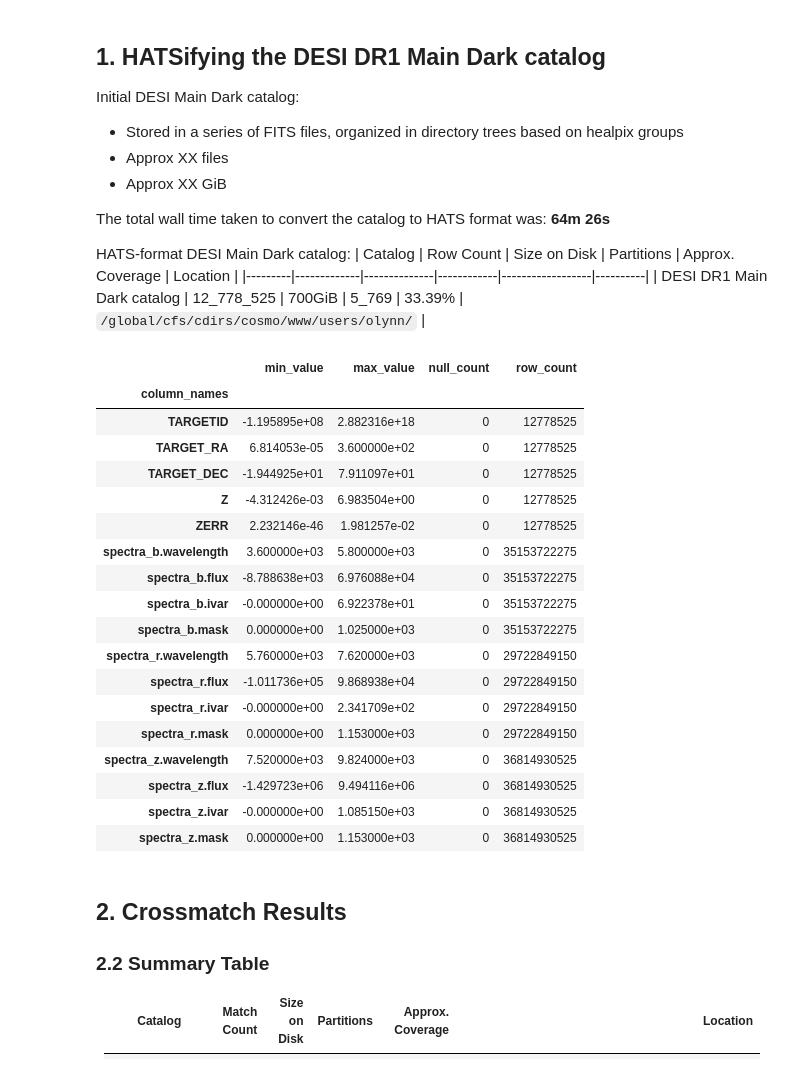
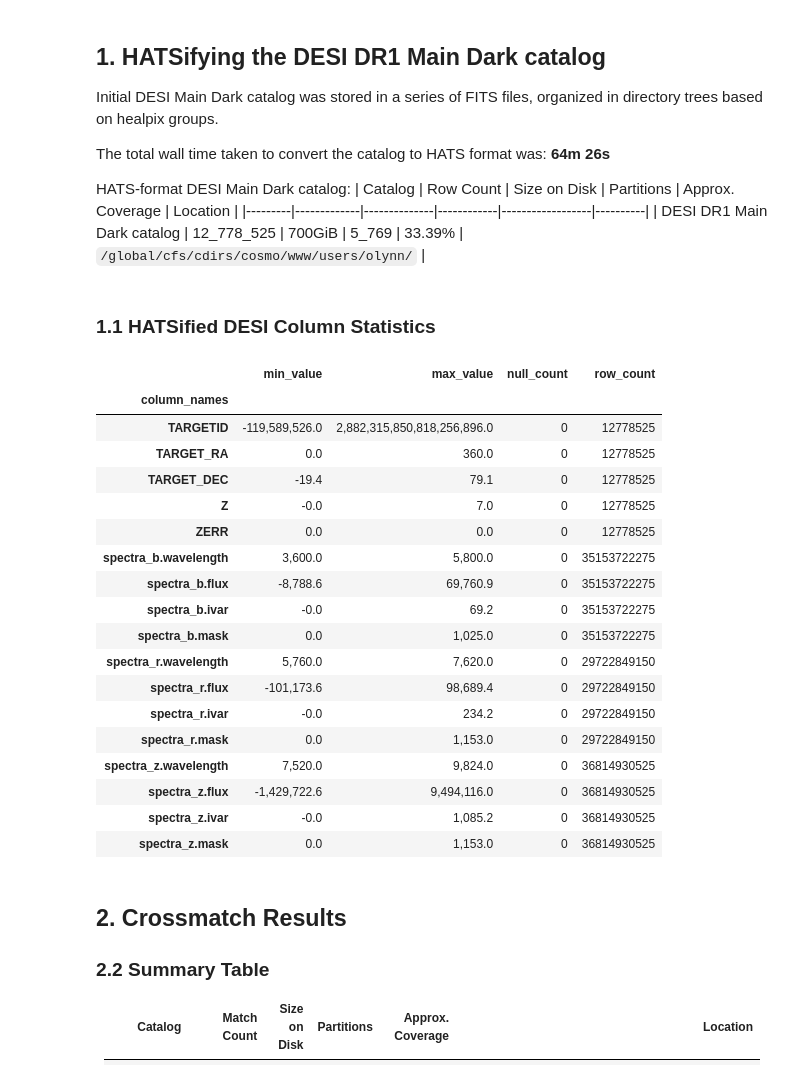
Before and after one commit to olivialynn/DESI-Crossmatch-Project, a Jupyter notebook: 06 - Final Summary/Final Summary.ipynb, the cells around one changed output. Saved outputs shown, nothing was run; the diff lists cells and outputs as text; code cells hidden in the pictures.

```diff
--- a/06 - Final Summary/Final Summary.ipynb
+++ b/06 - Final Summary/Final Summary.ipynb
@@ -17,10 +17,7 @@ In addition, we plot the magnitude distribution of the DESI x LSST DP2 object cr
 # %% [markdown]
 ## 1. HATSifying the DESI DR1 Main Dark catalog
 
-Initial DESI Main Dark catalog:
-- Stored in a series of FITS files, organized in directory trees based on healpix groups
-- Approx XX files
-- Approx XX GiB
+Initial DESI Main Dark catalog was stored in a series of FITS files, organized in directory trees based on healpix groups.
 
 The total wall time taken to convert the catalog to HATS format was: **64m 26s**
 
@@ -28,31 +25,37 @@ HATS-format DESI Main Dark catalog:
 | Catalog | Row Count | Size on Disk | Partitions | Approx. Coverage | Location |
 |---------|-------------|--------------|------------|------------------|----------|
 | DESI DR1 Main Dark catalog | 12_778_525 | 700GiB | 5_769 | 33.39% | `/global/cfs/cdirs/cosmo/www/users/olynn/` |
+# %% [markdown]
+### 1.1 HATSified DESI Column Statistics
 # %%
 import hats
+import pandas as pd
+
+
+pd.set_option('display.float_format', lambda x: '{:,.1f}'.format(x))
 
 desi_cat = hats.read_hats("https://portal.nersc.gov/project/cosmo/users/olynn/desi-dr1-main-dark/")
 desi_cat.aggregate_column_statistics()
 # %% [output]
 |  | min_value | max_value | null_count | row_count |
 | column_names |  |  |  |  |
-| TARGETID | -1.195895e+08 | 2.882316e+18 | 0 | 12778525 |
-| TARGET_RA | 6.814053e-05 | 3.600000e+02 | 0 | 12778525 |
-| TARGET_DEC | -1.944925e+01 | 7.911097e+01 | 0 | 12778525 |
-| Z | -4.312426e-03 | 6.983504e+00 | 0 | 12778525 |
-| ZERR | 2.232146e-46 | 1.981257e-02 | 0 | 12778525 |
-| spectra_b.wavelength | 3.600000e+03 | 5.800000e+03 | 0 | 35153722275 |
-| spectra_b.flux | -8.788638e+03 | 6.976088e+04 | 0 | 35153722275 |
-| spectra_b.ivar | -0.000000e+00 | 6.922378e+01 | 0 | 35153722275 |
-| spectra_b.mask | 0.000000e+00 | 1.025000e+03 | 0 | 35153722275 |
-| spectra_r.wavelength | 5.760000e+03 | 7.620000e+03 | 0 | 29722849150 |
-| spectra_r.flux | -1.011736e+05 | 9.868938e+04 | 0 | 29722849150 |
-| spectra_r.ivar | -0.000000e+00 | 2.341709e+02 | 0 | 29722849150 |
-| spectra_r.mask | 0.000000e+00 | 1.153000e+03 | 0 | 29722849150 |
-| spectra_z.wavelength | 7.520000e+03 | 9.824000e+03 | 0 | 36814930525 |
-| spectra_z.flux | -1.429723e+06 | 9.494116e+06 | 0 | 36814930525 |
-| spectra_z.ivar | -0.000000e+00 | 1.085150e+03 | 0 | 36814930525 |
-| spectra_z.mask | 0.000000e+00 | 1.153000e+03 | 0 | 36814930525 |
+| TARGETID | -119,589,526.0 | 2,882,315,850,818,256,896.0 | 0 | 12778525 |
+| TARGET_RA | 0.0 | 360.0 | 0 | 12778525 |
+| TARGET_DEC | -19.4 | 79.1 | 0 | 12778525 |
+| Z | -0.0 | 7.0 | 0 | 12778525 |
+| ZERR | 0.0 | 0.0 | 0 | 12778525 |
+| spectra_b.wavelength | 3,600.0 | 5,800.0 | 0 | 35153722275 |
+| spectra_b.flux | -8,788.6 | 69,760.9 | 0 | 35153722275 |
+| spectra_b.ivar | -0.0 | 69.2 | 0 | 35153722275 |
+| spectra_b.mask | 0.0 | 1,025.0 | 0 | 35153722275 |
+| spectra_r.wavelength | 5,760.0 | 7,620.0 | 0 | 29722849150 |
+| spectra_r.flux | -101,173.6 | 98,689.4 | 0 | 29722849150 |
+| spectra_r.ivar | -0.0 | 234.2 | 0 | 29722849150 |
+| spectra_r.mask | 0.0 | 1,153.0 | 0 | 29722849150 |
+| spectra_z.wavelength | 7,520.0 | 9,824.0 | 0 | 36814930525 |
+| spectra_z.flux | -1,429,722.6 | 9,494,116.0 | 0 | 36814930525 |
+| spectra_z.ivar | -0.0 | 1,085.2 | 0 | 36814930525 |
+| spectra_z.mask | 0.0 | 1,153.0 | 0 | 36814930525 |
 # %% [markdown]
 ## 2. Crossmatch Results
 
```
Also changed, not shown: parts of 4 cells of this notebook.
